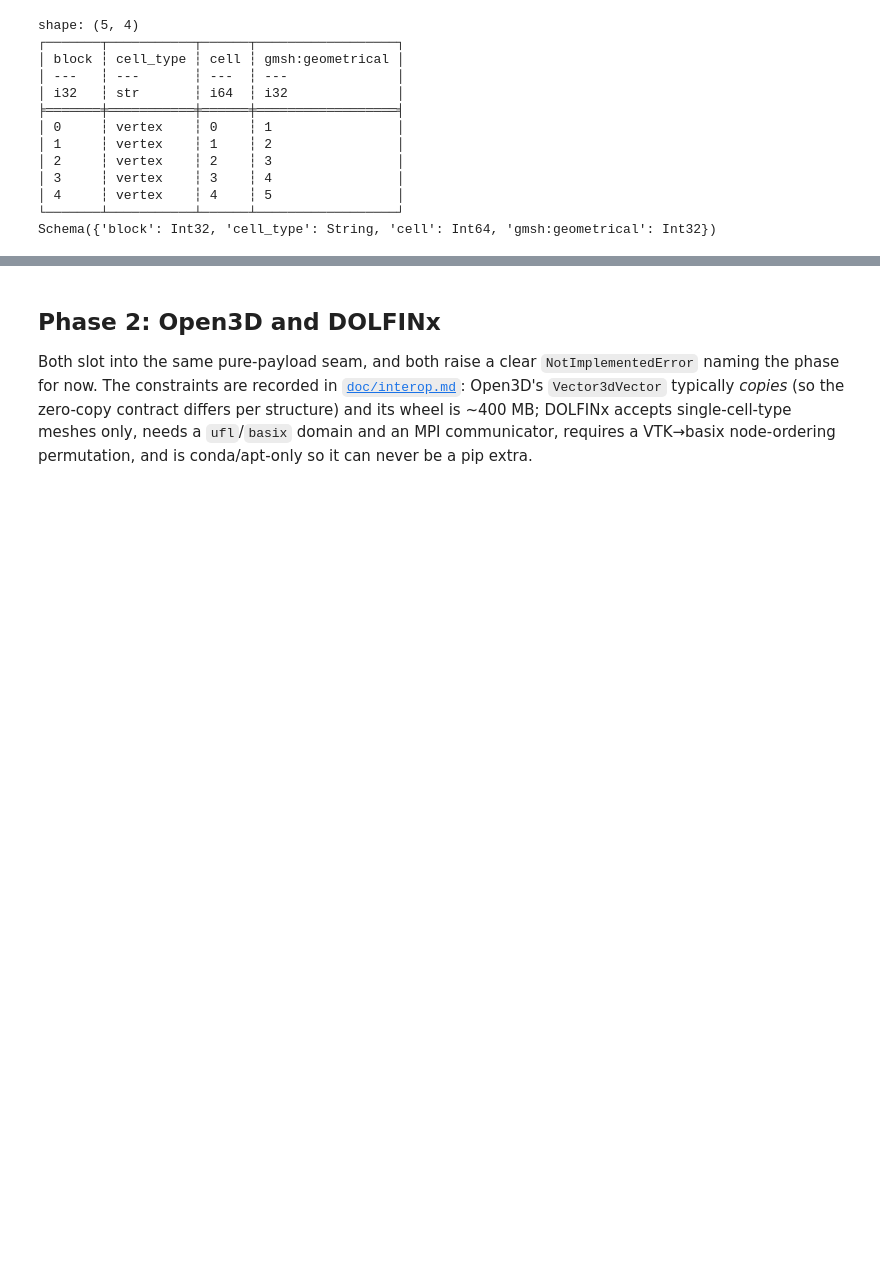
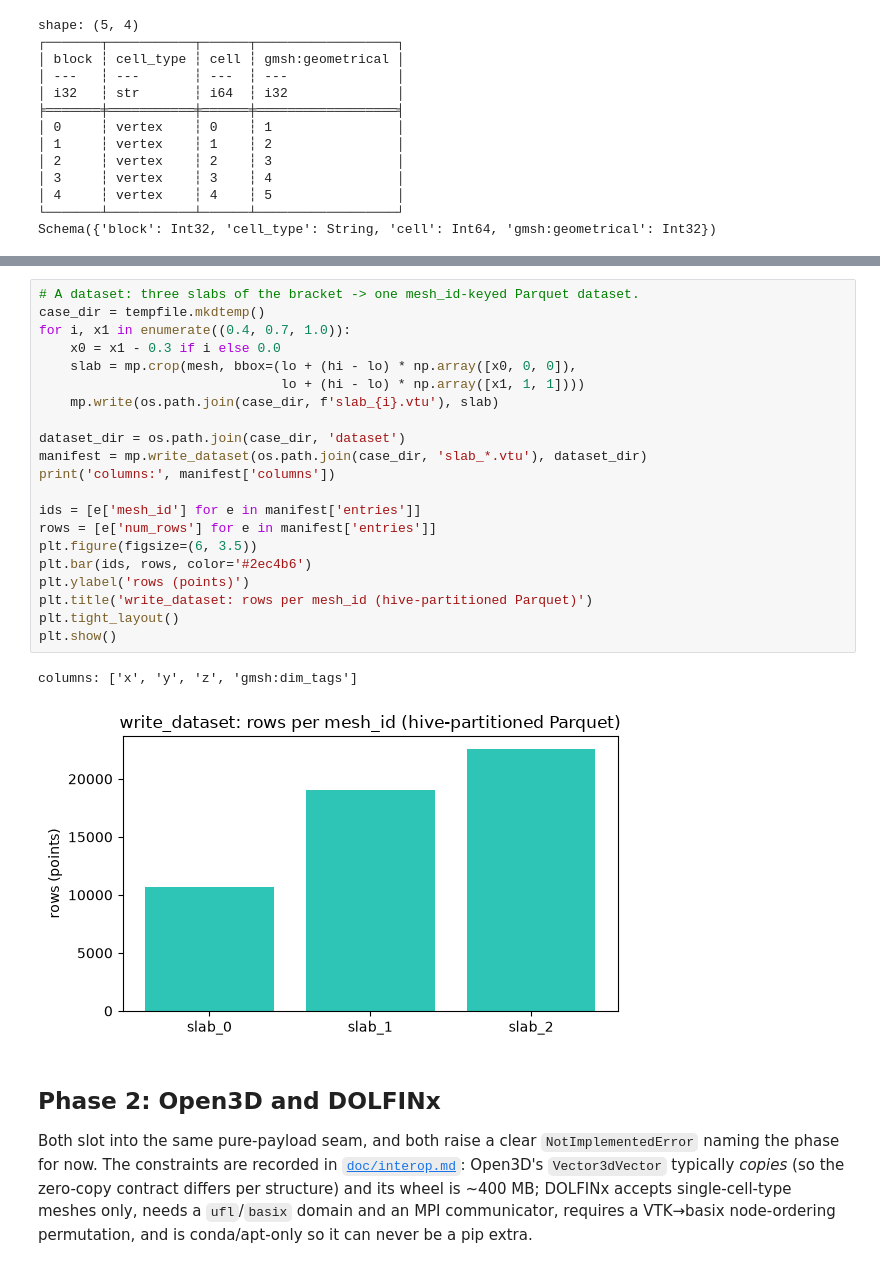
Before and after one commit to loumalouomega/meshioplusplus, a Jupyter notebook: example/python/04_interop.ipynb, the cells around one changed output, grey strips where cells are left out. Saved outputs shown, nothing was run; the diff lists cells and outputs as text; blank space fills up the shorter version.

```diff
--- a/example/python/04_interop.ipynb
+++ b/example/python/04_interop.ipynb
@@ -396,3 +455,27 @@ Schema({'block': Int32, 'cell_type': String, 'cell': Int64, 'gmsh:geometrical':
+# %%
+# A dataset: three slabs of the bracket -> one mesh_id-keyed Parquet dataset.
+case_dir = tempfile.mkdtemp()
+for i, x1 in enumerate((0.4, 0.7, 1.0)):
+    x0 = x1 - 0.3 if i else 0.0
+    slab = mp.crop(mesh, bbox=(lo + (hi - lo) * np.array([x0, 0, 0]),
+                               lo + (hi - lo) * np.array([x1, 1, 1])))
+    mp.write(os.path.join(case_dir, f'slab_{i}.vtu'), slab)
+
+dataset_dir = os.path.join(case_dir, 'dataset')
+manifest = mp.write_dataset(os.path.join(case_dir, 'slab_*.vtu'), dataset_dir)
+print('columns:', manifest['columns'])
+
+ids = [e['mesh_id'] for e in manifest['entries']]
+rows = [e['num_rows'] for e in manifest['entries']]
+plt.figure(figsize=(6, 3.5))
+plt.bar(ids, rows, color='#2ec4b6')
+plt.ylabel('rows (points)')
+plt.title('write_dataset: rows per mesh_id (hive-partitioned Parquet)')
+plt.tight_layout()
+plt.show()
+# %% [output]
+columns: ['x', 'y', 'z', 'gmsh:dim_tags']
+[figure, added]
 # %% [markdown]
 ## Phase 2: Open3D and DOLFINx
 
```
Also changed, not shown: parts of 5 cells of this notebook.
